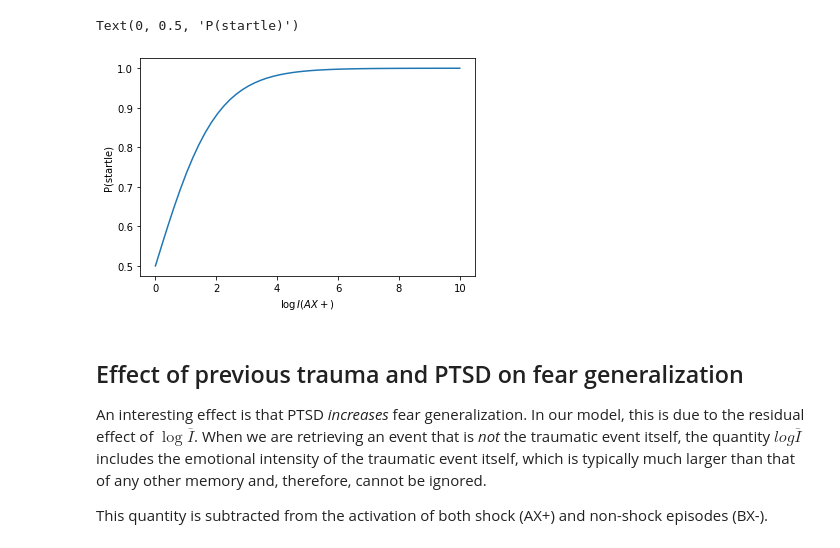
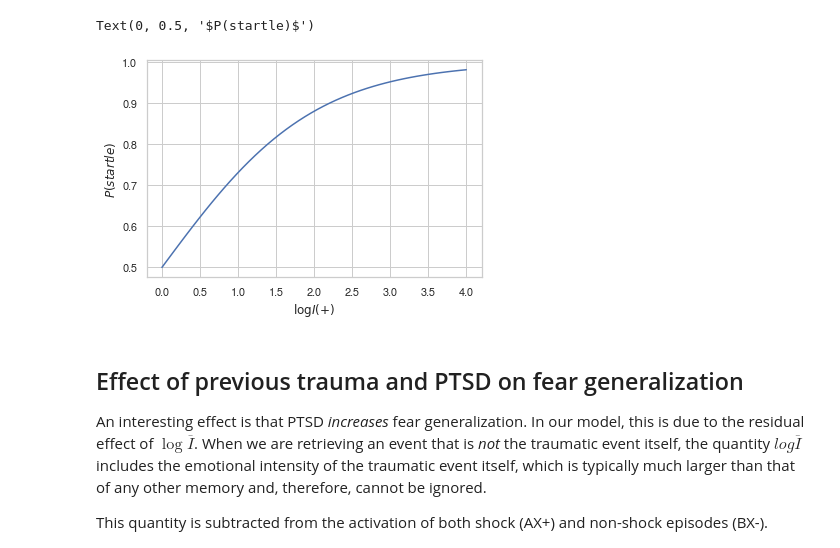
Before and after one commit to UWCCDL/PTSD, a Jupyter notebook: fear-generalization/fear.ipynb, the cells around one changed output. Saved outputs shown, nothing was run; the diff lists cells and outputs as text; code cells hidden in the pictures.

```diff
--- a/fear-generalization/fear.ipynb
+++ b/fear-generalization/fear.ipynb
@@ -1,7 +1,10 @@
 # %%
 from math import e
 import numpy as np
+import scipy as sp
 import matplotlib.pyplot as plt
+import seaborn as sns
+sns.set(style="whitegrid", font="FreeSans")
 # %% [markdown]
 # Theory
 
@@ -29,15 +68,15 @@ The difference in activation $e^{A(BX-)-A(AX+)}$ is due to a variety of factors,
 # %%
-def generalization(i):
-    return 1/(1 + e**-i)
+def generalization(logi):
+    return 1/(1 + e**-logi)
 
-x = np.linspace(0, 10)
+x = np.linspace(0, 4)
 p = generalization(x)
 plt.plot(x, p)
-plt.xlabel(r'$\log I(AX+)$')
-plt.ylabel(r'P(startle)')
+plt.xlabel(r'$\log I(+)$')
+plt.ylabel(r'$P(startle)$')
 # %% [output]
-Text(0, 0.5, 'P(startle)')
+Text(0, 0.5, '$P(startle)$')
-[figure, old version]
+[figure, new version]
 # %% [markdown]
 ## Effect of previous trauma and PTSD on fear generalization
 
```
Also changed, not shown: parts of 8 cells of this notebook, 2 other files.
